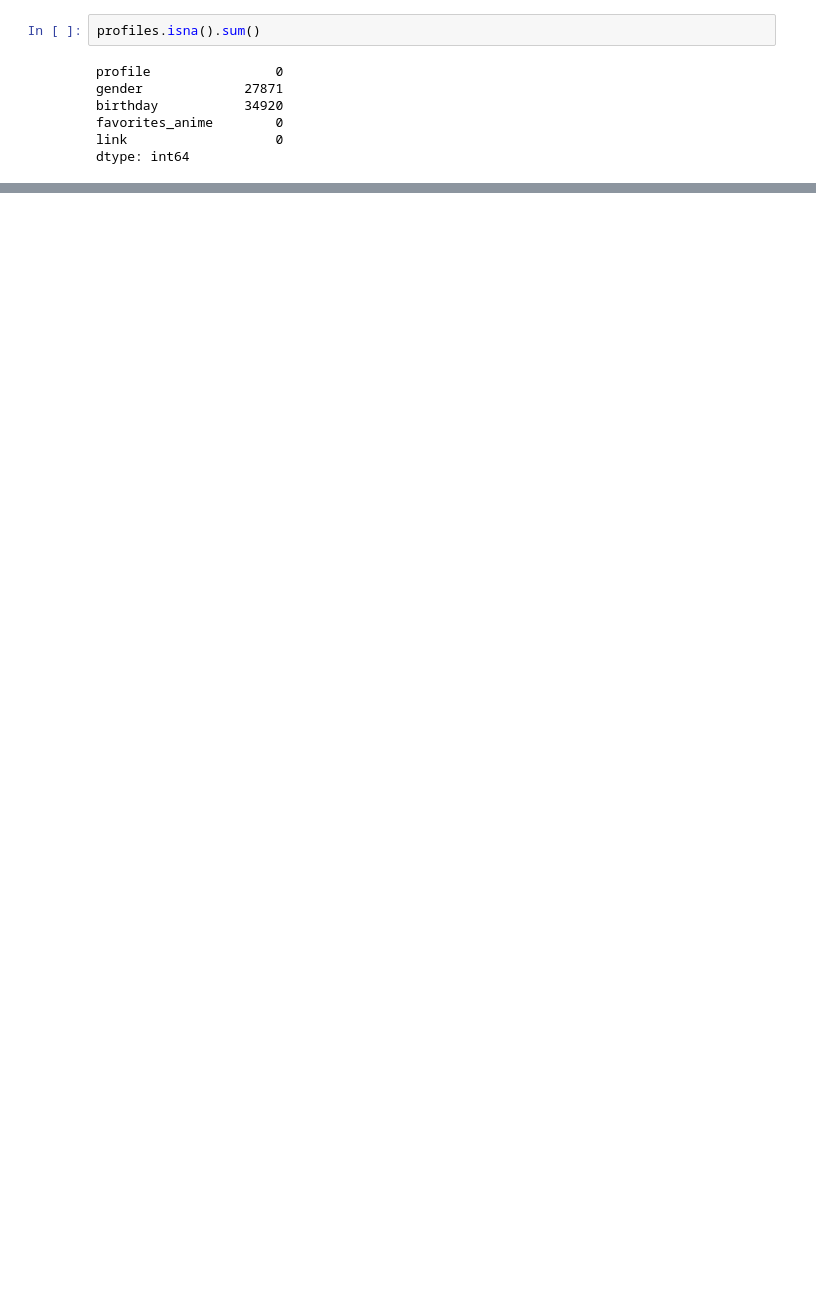
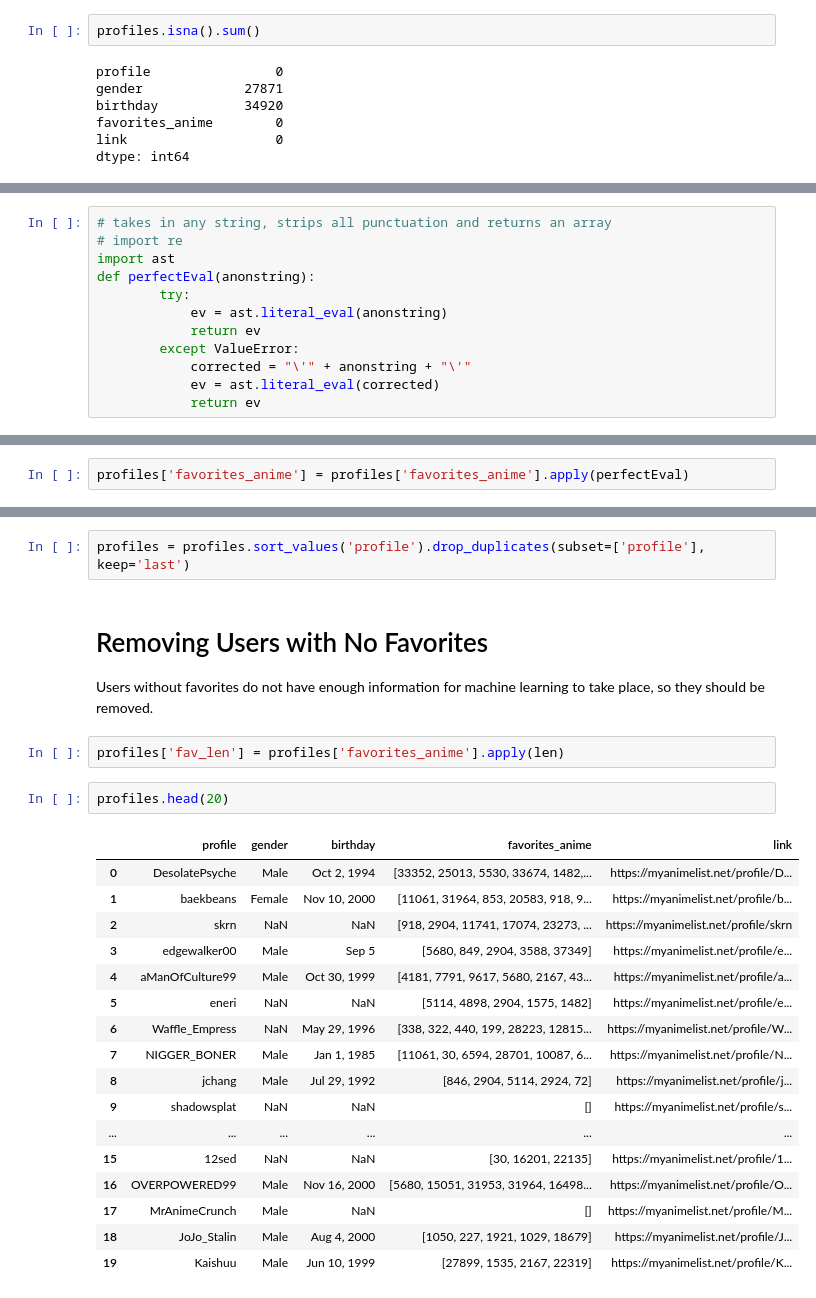
Before and after one commit to bryangne/FinalProject, a Jupyter notebook: Data Cleaning/profiles-cleaning.ipynb, the cells around one changed output, grey strips where cells are left out. Drawn from its saved outputs; the diff is of its cells as text; blank space fills up the shorter version.

```diff
--- a/Data Cleaning/profiles-cleaning.ipynb
+++ b/Data Cleaning/profiles-cleaning.ipynb
@@ -45,0 +30,12 @@ dtype: int64
+# %%
+# takes in any string, strips all punctuation and returns an array
+# import re
+import ast
+def perfectEval(anonstring):
+        try:
+            ev = ast.literal_eval(anonstring)
+            return ev
+        except ValueError:
+            corrected = "\'" + anonstring + "\'"
+            ev = ast.literal_eval(corrected)
+            return ev
@@ -45,0 +46,2 @@ dtype: int64
+# %%
+profiles['favorites_anime'] = profiles['favorites_anime'].apply(perfectEval)
@@ -45,0 +59,27 @@ dtype: int64
+# %%
+profiles = profiles.sort_values('profile').drop_duplicates(subset=['profile'], keep='last')
+# %% [markdown]
+# Removing Users with No Favorites
+Users without favorites do not have enough information for machine learning to take place, so they should be removed.
+# %%
+profiles['fav_len'] = profiles['favorites_anime'].apply(len)
+# %%
+profiles.head(20)
+# %% [output]
+|  | profile | gender | birthday | favorites_anime | link |
+| 0 | DesolatePsyche | Male | Oct 2, 1994 | [33352, 25013, 5530, 33674, 1482,... | https://myanimelist.net/profile/D... |
+| 1 | baekbeans | Female | Nov 10, 2000 | [11061, 31964, 853, 20583, 918, 9... | https://myanimelist.net/profile/b... |
+| 2 | skrn | NaN | NaN | [918, 2904, 11741, 17074, 23273, ... | https://myanimelist.net/profile/skrn |
+| 3 | edgewalker00 | Male | Sep 5 | [5680, 849, 2904, 3588, 37349] | https://myanimelist.net/profile/e... |
+| 4 | aManOfCulture99 | Male | Oct 30, 1999 | [4181, 7791, 9617, 5680, 2167, 43... | https://myanimelist.net/profile/a... |
+| 5 | eneri | NaN | NaN | [5114, 4898, 2904, 1575, 1482] | https://myanimelist.net/profile/e... |
+| 6 | Waffle_Empress | NaN | May 29, 1996 | [338, 322, 440, 199, 28223, 12815... | https://myanimelist.net/profile/W... |
+| 7 | NIGGER_BONER | Male | Jan 1, 1985 | [11061, 30, 6594, 28701, 10087, 6... | https://myanimelist.net/profile/N... |
+| 8 | jchang | Male | Jul 29, 1992 | [846, 2904, 5114, 2924, 72] | https://myanimelist.net/profile/j... |
+| 9 | shadowsplat | NaN | NaN | [] | https://myanimelist.net/profile/s... |
+| ... | ... | ... | ... | ... | ... |
+| 15 | 12sed | NaN | NaN | [30, 16201, 22135] | https://myanimelist.net/profile/1... |
+| 16 | OVERPOWERED99 | Male | Nov 16, 2000 | [5680, 15051, 31953, 31964, 16498... | https://myanimelist.net/profile/O... |
+| 17 | MrAnimeCrunch | Male | NaN | [] | https://myanimelist.net/profile/M... |
+| 18 | JoJo_Stalin | Male | Aug 4, 2000 | [1050, 227, 1921, 1029, 18679] | https://myanimelist.net/profile/J... |
+| 19 | Kaishuu | Male | Jun 10, 1999 | [27899, 1535, 2167, 22319] | https://myanimelist.net/profile/K... |
```
Also changed, not shown: parts of 17 cells of this notebook, 6 other files.
